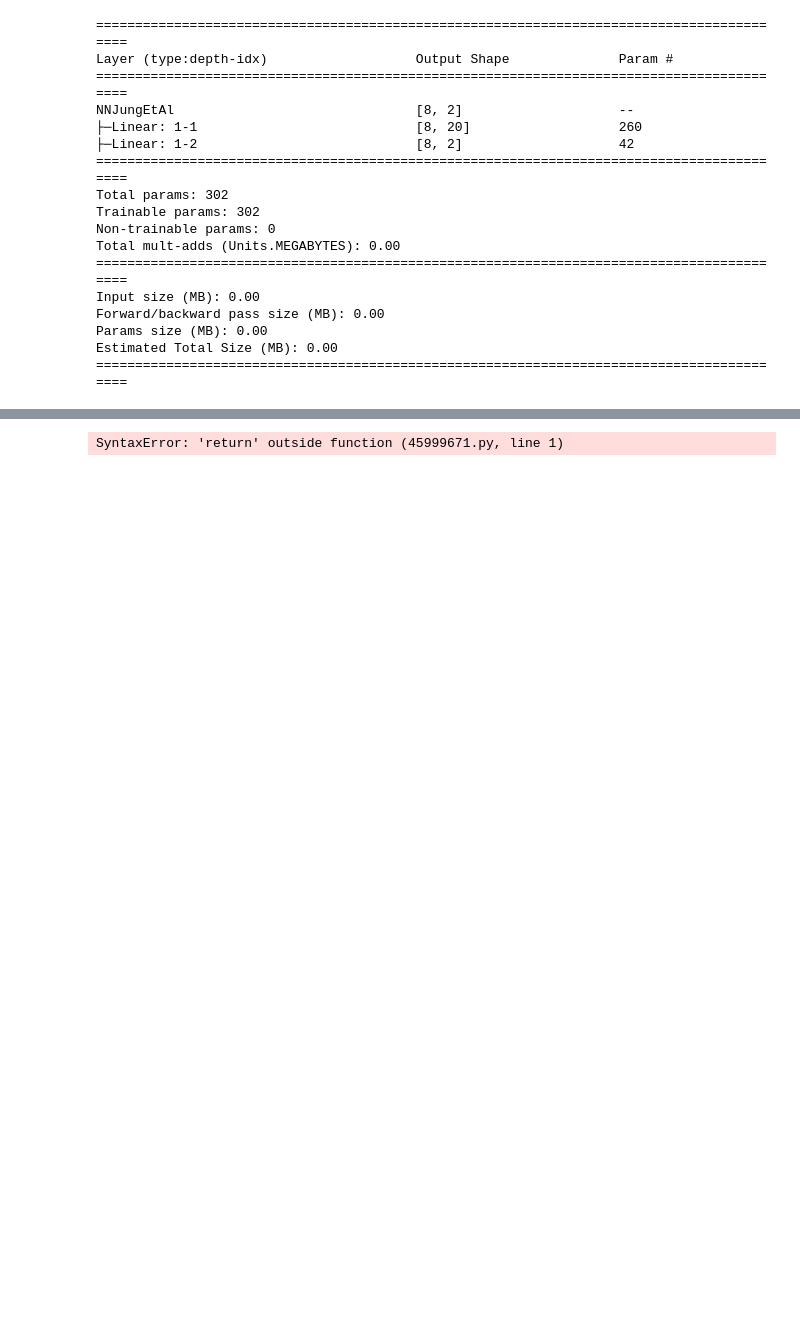
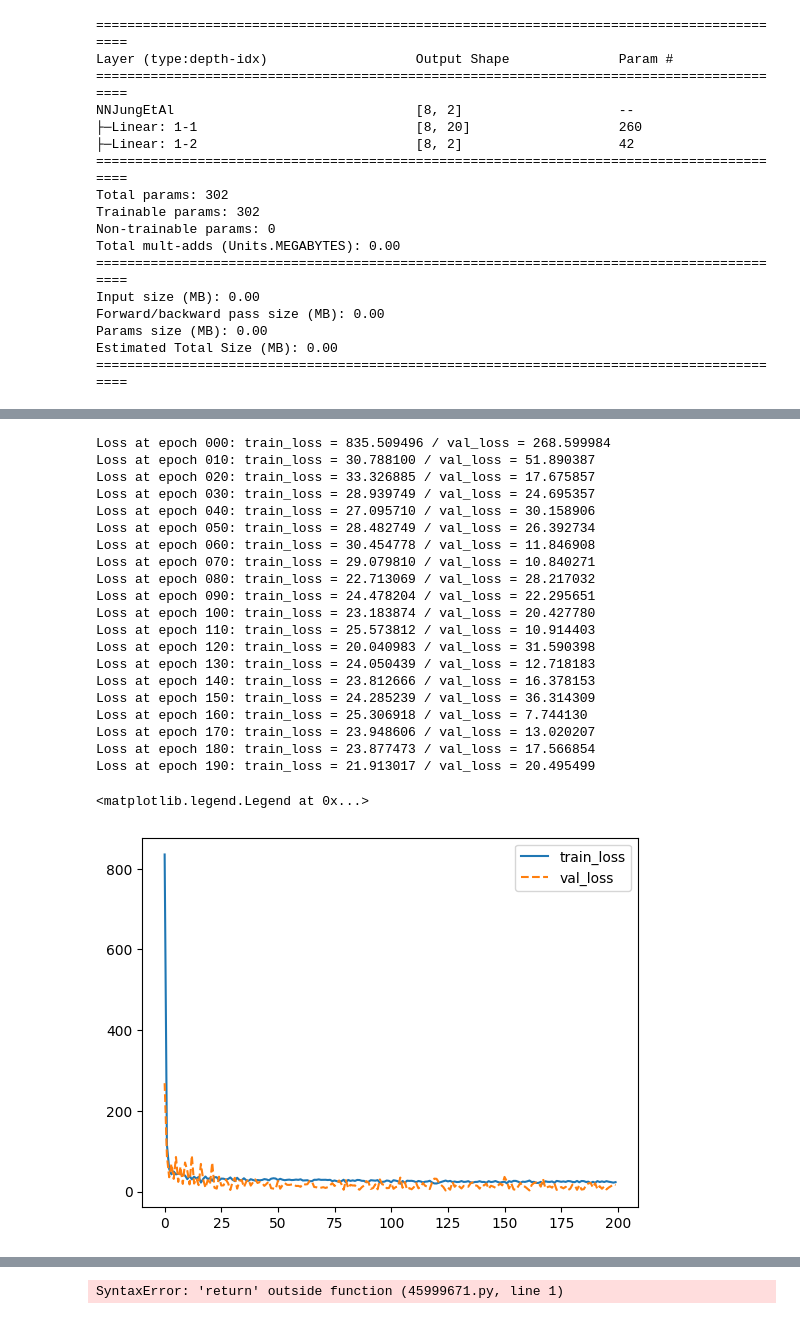
Before and after one commit to MrP123/scf_nn, a Jupyter notebook: test_previous_work.ipynb, the cells around one changed output, grey strips where cells are left out. Saved outputs shown, nothing was run; the diff lists cells and outputs as text; code cells hidden in the pictures; blank space fills up the shorter version.

```diff
--- a/test_previous_work.ipynb
+++ b/test_previous_work.ipynb
@@ -179,11 +197,44 @@ def train_model(model: torch.nn.Module, dataset: Dataset, loss_fn: torch.nn.modu
     return met
 # %%
 loss_fn = torch.nn.MSELoss()
-optimizer = torch.optim.Adamax(model.parameters(), lr=1e-2)
+optimizer = torch.optim.Adamax(model.parameters(), lr=8e-2)
 
 model.to(current_device) #move to GPU
-history = train_model(model, train_dataset, loss_fn, optimizer, epochs=150, validation_split=0.2, batch_size=batch_size, lambda1=0.05, lambda2=0.02)
+history = train_model(model, train_dataset, loss_fn, optimizer, epochs=200, validation_split=0.2, batch_size=batch_size, lambda1=0.023, lambda2=0.011)
 #l1=0.05, l2=0.02
+
+# Plot history
+plt.figure()
+
+epochs = range(len(history["train_loss"]))
+plt_list = [["train_loss", "-"], ["val_loss", "--"]]
+
+for name, style in plt_list:
+    plt.plot(epochs, history[name], style, label=name)
+plt.legend(loc="best")
+# %% [output]
+Loss at epoch 000: train_loss = 835.509496 / val_loss = 268.599984
+Loss at epoch 010: train_loss = 30.788100 / val_loss = 51.890387
+Loss at epoch 020: train_loss = 33.326885 / val_loss = 17.675857
+Loss at epoch 030: train_loss = 28.939749 / val_loss = 24.695357
+Loss at epoch 040: train_loss = 27.095710 / val_loss = 30.158906
+Loss at epoch 050: train_loss = 28.482749 / val_loss = 26.392734
+Loss at epoch 060: train_loss = 30.454778 / val_loss = 11.846908
+Loss at epoch 070: train_loss = 29.079810 / val_loss = 10.840271
+Loss at epoch 080: train_loss = 22.713069 / val_loss = 28.217032
+Loss at epoch 090: train_loss = 24.478204 / val_loss = 22.295651
+Loss at epoch 100: train_loss = 23.183874 / val_loss = 20.427780
+Loss at epoch 110: train_loss = 25.573812 / val_loss = 10.914403
+Loss at epoch 120: train_loss = 20.040983 / val_loss = 31.590398
+Loss at epoch 130: train_loss = 24.050439 / val_loss = 12.718183
+Loss at epoch 140: train_loss = 23.812666 / val_loss = 16.378153
+Loss at epoch 150: train_loss = 24.285239 / val_loss = 36.314309
+Loss at epoch 160: train_loss = 25.306918 / val_loss = 7.744130
+Loss at epoch 170: train_loss = 23.948606 / val_loss = 13.020207
+Loss at epoch 180: train_loss = 23.877473 / val_loss = 17.566854
+Loss at epoch 190: train_loss = 21.913017 / val_loss = 20.495499
+<matplotlib.legend.Legend at 0x...>
+[figure, added]
 # %%
 from ray import tune
 from ray.tune import CLIReporter
```
Also changed, not shown: parts of 12 cells of this notebook, 5 other files.
